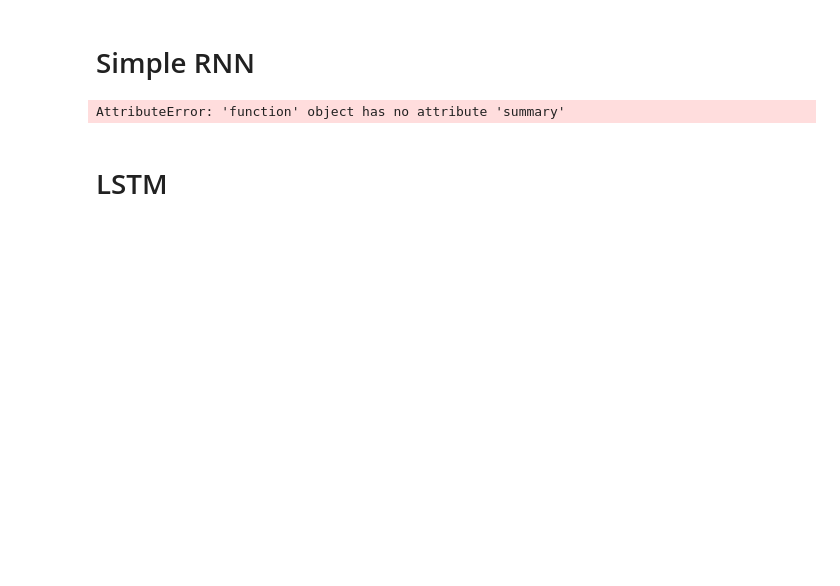
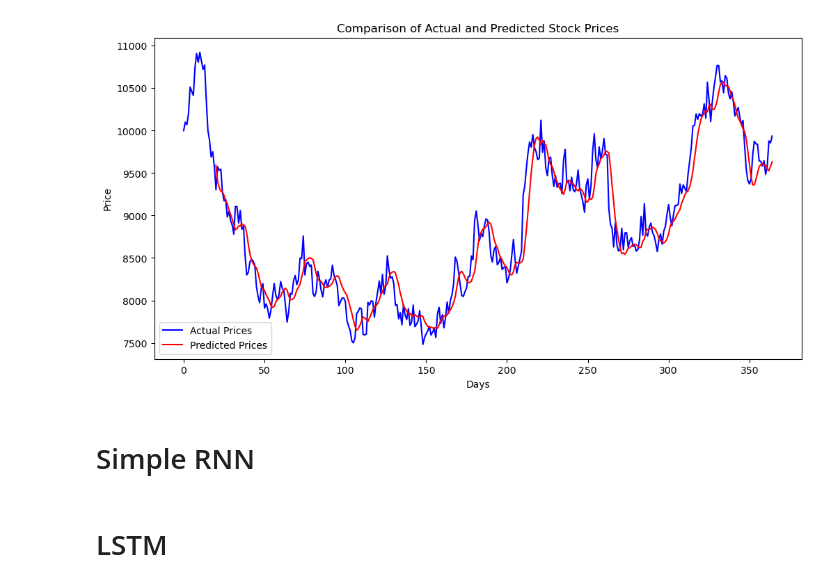
Before and after one commit to IsThereAnyCode/Lab_Seminar, a Jupyter notebook: 3. RNN, LSTM/RNN.ipynb, the cells around one changed output. Cells and saved outputs as stored; diff of their text form; code cells hidden in the pictures; blank space fills up the shorter version.

```diff
--- a/3. RNN, LSTM/RNN.ipynb
+++ b/3. RNN, LSTM/RNN.ipynb
@@ -4,0 +100,53 @@ from tensorflow.python.keras.layers import Embedding, SimpleRNN, Dense, LSTM
+# %%
+import pandas as pd
+import numpy as np
+import matplotlib.pyplot as plt
+from tensorflow.keras.models import Sequential
+from tensorflow.keras.layers import LSTM, Dense
+from sklearn.preprocessing import MinMaxScaler
+
+# 데이터 로드 및 전처리
+data = pd.read_csv('Simulated_Stock_Prices.csv')
+prices = data['Close'].values.reshape(-1, 1)
+scaler = MinMaxScaler(feature_range=(0, 1))
+prices = scaler.fit_transform(prices)
+
+# 시퀀스 데이터 생성 함수
+window_size = 20  # 이동 창 크기 정의
+def create_sequences(data, window_size=window_size):
+    X, y = [], []
+    for i in range(len(data) - window_size):
+        X.append(data[i:(i + window_size), 0])
+        y.append(data[i + window_size, 0])
+    X = np.array(X)
+    X = np.reshape(X, (X.shape[0], X.shape[1], 1))  # [samples, time steps, features]
+    y = np.array(y)
+    return X, y
+
+X, y = create_sequences(prices)
+
+# 모델 구성
+model = Sequential([
+    LSTM(64, input_shape=(X.shape[1], 1)),  # LSTM 레이어로 변경
+
+    Dense(1)
+])
+model.compile(optimizer='adam', loss='mean_squared_error')
+
+# 모델 학습
+model.fit(X, y, epochs=30, batch_size=32, verbose=1)
+
+# 예측
+predictions = model.predict(X)
+predicted_prices = scaler.inverse_transform(predictions)  # 역정규화
+
+# 실제 주가와 예측된 주가 그래프로 그리기
+plt.figure(figsize=(12, 6))
+plt.plot(scaler.inverse_transform(prices).flatten(), label='Actual Prices', color='blue')
+plt.plot(np.arange(window_size, len(prices)), predicted_prices.flatten(), label='Predicted Prices', color='red')
+plt.title('Comparison of Actual and Predicted Stock Prices')
+plt.xlabel('Days')
+plt.ylabel('Price')
+plt.legend()
+plt.show()
+# %% [output]
@@ -5,16 +170,5 @@ from tensorflow.python.keras.layers import Embedding, SimpleRNN, Dense, LSTM
+[figure, added]
 # %% [markdown]
 # Simple RNN
-# %%
-# RNN
-def rnn_model():
-    model = Sequential()
-    model.add(Embedding(vocab_size, embedding_dim))
-    model.add(SimpleRNN(hidden_units))  #-- SimpleRNN 레이어: RNN의 한 종류로, 시계열 데이터 처리에 사용됨
-    model.add(Dense(1, activation = 'sigmoid')) #-- Dense 레이어: 이진 분류를 위한 출력층
-
-model = rnn_model
-model.summary()
-# %% [output]
-AttributeError: 'function' object has no attribute 'summary'
 # %% [markdown]
 # LSTM
```
Also changed, not shown: parts of 5 cells of this notebook, 2 other files.
